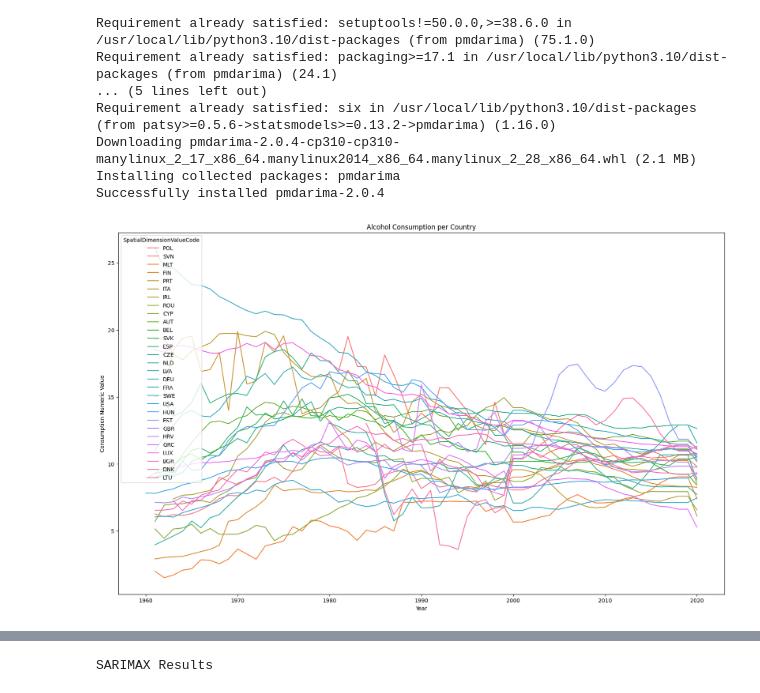
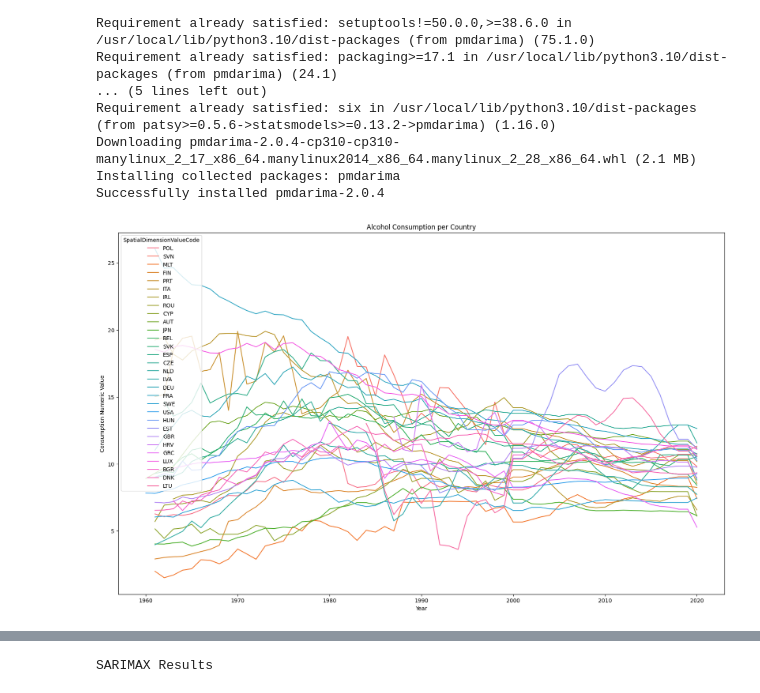
Before and after one commit to henqc/DS4002_CS3, a Jupyter notebook: Draft1.ipynb, the cells around one changed output, grey strips where cells are left out. Saved outputs shown, nothing was run; the diff lists cells and outputs as text; code cells hidden in the pictures.

```diff
--- a/Draft1.ipynb
+++ b/Draft1.ipynb
@@ -58,7 +58,7 @@ df_total = df_type[(df_type['DisaggregatingDimension1ValueCode']=='ALCOHOLTYPE_S
 df_total = df_total[['SpatialDimensionValueCode','NumericValue','TimeDimensionValue']]
 # %%
 countries = ['AUT','BEL','BGR','HRV','CYP','CZE','DNK','EST','FIN','FRA','DEU','GRC','HUN','IRL','ITA',
-             'LVA','LTU','LUX','MLT','NLD','POL','PRT','ROU','SVK','SVN','ESP','SWE','GBR','USA']
+             'LVA','LTU','LUX','MLT','NLD','POL','PRT','ROU','SVK','SVN','ESP','SWE','GBR','USA','JPN']
 
 df_total = df_total[df_total['SpatialDimensionValueCode'].isin(countries)]
 # %%
@@ -70,12 +68,12 @@ US = df_pivot[['TimeDimensionValue','USA']]
 # %%
 plt.figure(figsize=(20, 12))
 
-sns.lineplot(data=df_country, x = 'TimeDimensionValue', y = 'NumericValue', hue = 'SpatialDimensionValueCode')
+sns.lineplot(data=df_total, x = 'TimeDimensionValue', y = 'NumericValue', hue = 'SpatialDimensionValueCode')
 
 plt.title('Alcohol Consumption per Country')
 plt.xlabel('Year')
 plt.ylabel('Consumption Numeric Value')
 
 plt.show()
 # %% [output]
-[figure, old version]
+[figure, new version]
```
Also changed, not shown: parts of 14 cells of this notebook.
